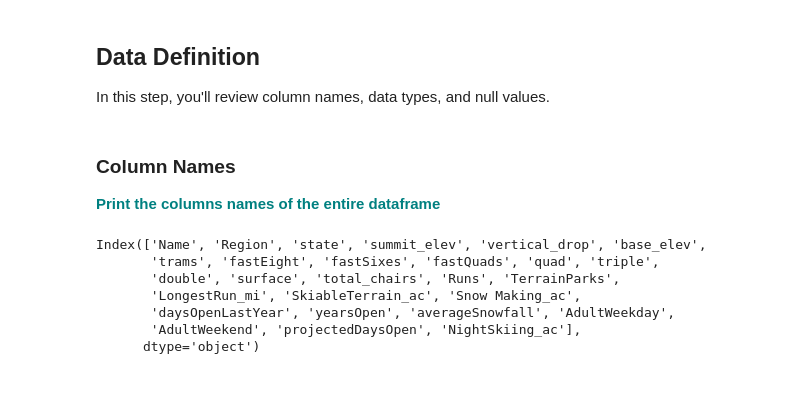
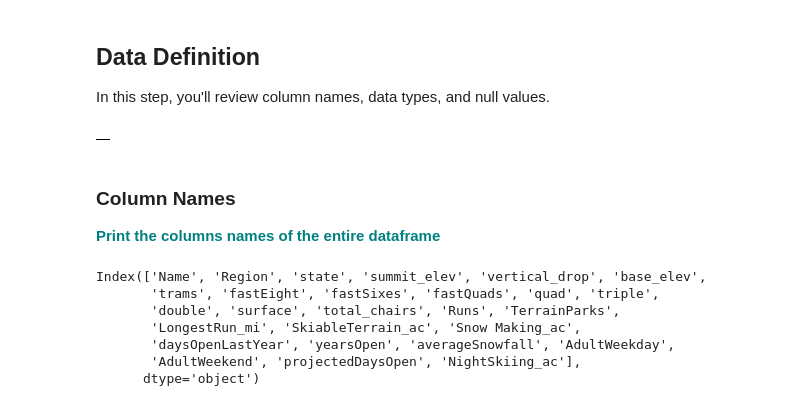
Before and after one commit to asaadkhattab/GuidedCapstone-BigMountainResort, a Jupyter notebook: Data Wrangling - Step2.ipynb, the cells around one changed output. Cells and saved outputs as stored; diff of their text form; code cells hidden in the pictures.

```diff
--- a/Data Wrangling - Step2.ipynb
+++ b/Data Wrangling - Step2.ipynb
@@ -130,6 +140,10 @@ os.listdir( os.getcwd() )
 # %% [markdown]
 ## Data Definition
 In this step, you'll review column names, data types, and null values.
+# %%
+pd.DataFrame()
+# %% [output]
+|  |
 # %% [markdown]
 ### Column Names
 <font color='teal'> **Print the columns names of the entire dataframe**</font>
```
Also changed, not shown: parts of 8 cells of this notebook, 1 other file.
